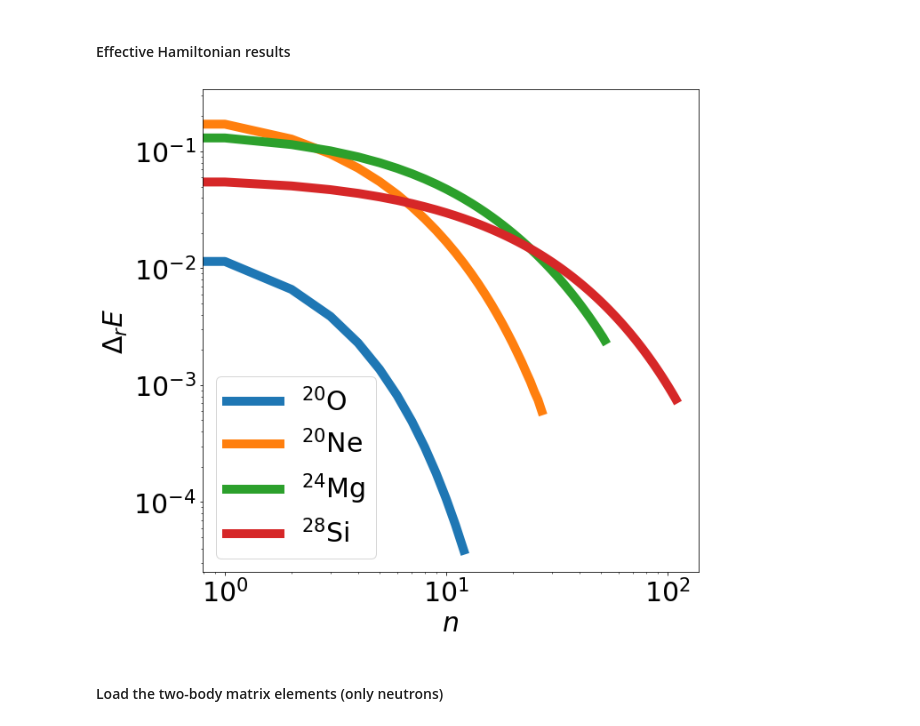
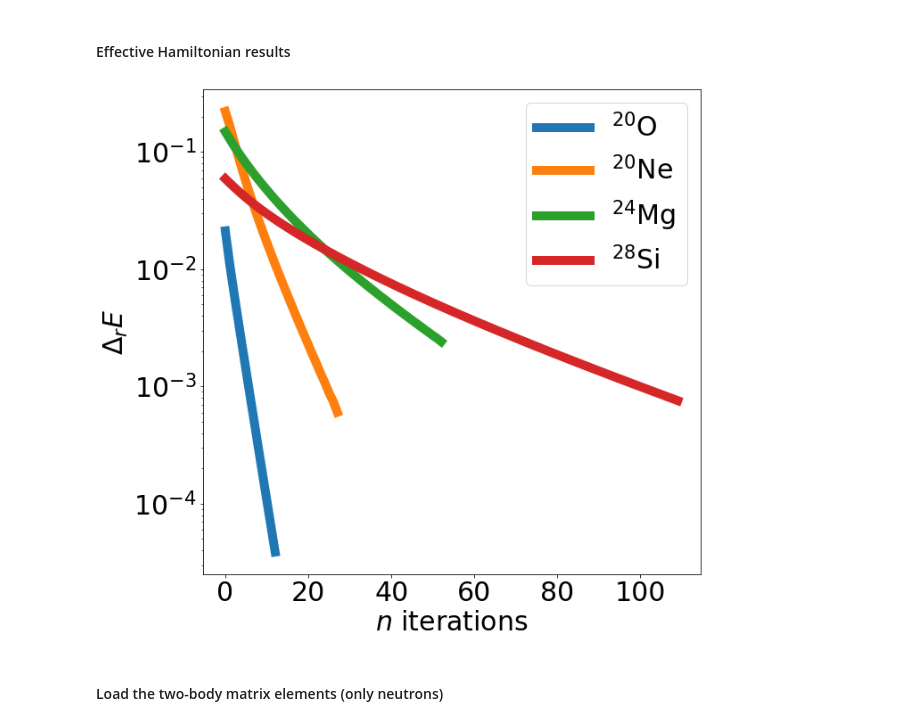
Before and after one commit to emacosta95/2nd_qa4nsm, a Jupyter notebook: AnalysisQHQ.ipynb, the cells around one changed output. Saved outputs shown, nothing was run; the diff lists cells and outputs as text; code cells hidden in the pictures.

```diff
--- a/AnalysisQHQ.ipynb
+++ b/AnalysisQHQ.ipynb
@@ -785,17 +823,17 @@ title_si28=data['title']
 # %%
 plt.figure(figsize=(10,10))
 plt.plot(errors_o20,label=title_o20,linewidth=10)
 plt.plot(errors_ne20,label=title_ne20,linewidth=10)
 plt.plot(errors_mg24,label=title_mg24,linewidth=10)
 plt.plot(errors_si28,label=title_si28,linewidth=10)
-plt.loglog()
+plt.semilogy()
 plt.tick_params(labelsize=30)
-plt.xlabel(r'$n$',fontsize=30)
+plt.xlabel(r'$n$ iterations',fontsize=30)
 plt.ylabel(r'$\Delta_r E$',fontsize=30)
 plt.legend(fontsize=30)
 plt.show()
 # %% [output]
-[figure, old version]
+[figure, new version]
 # %% [markdown]
 #### Load the two-body matrix elements (only neutrons)
 # %%
```
Also changed, not shown: parts of 12 cells of this notebook, 4 other files.
